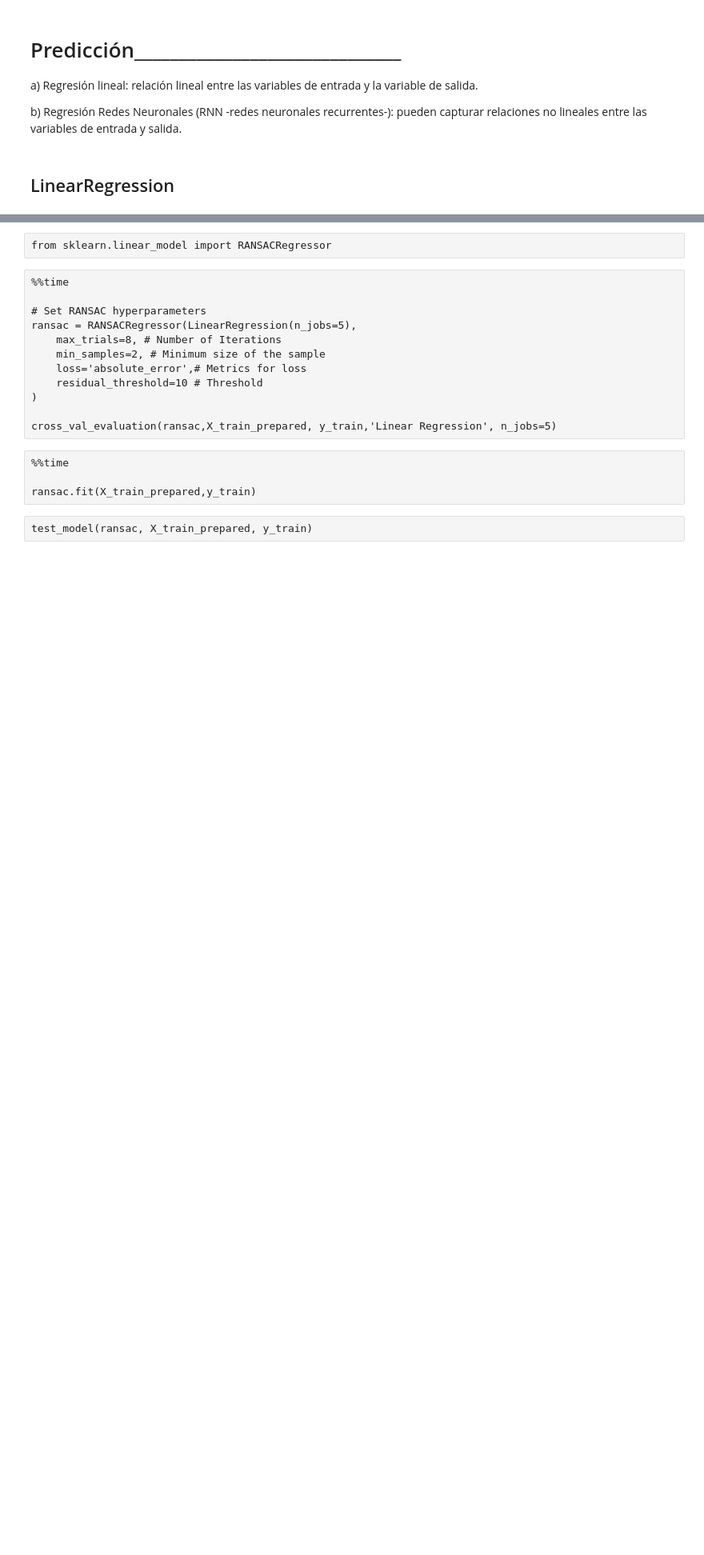
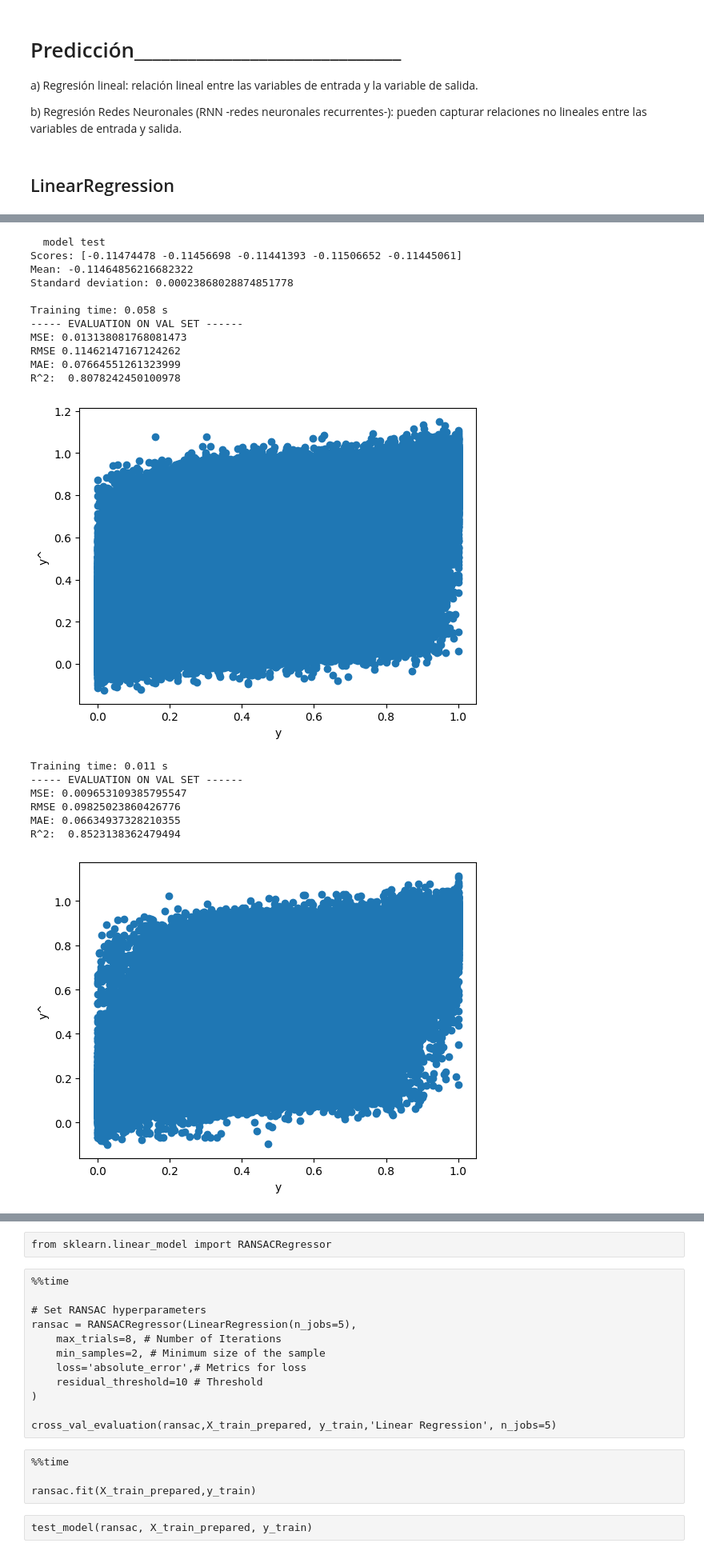
Before and after one commit to or1ol/CaptstoneProject, a Jupyter notebook: dades_complet_v1-6-Prediction.ipynb, the cells around one changed output, grey strips where cells are left out. Shown at 80% size. Drawn from its saved outputs; the diff is of its cells as text; code cells hidden in the pictures; blank space fills up the shorter version.

```diff
--- a/dades_complet_v1-6-Prediction.ipynb
+++ b/dades_complet_v1-6-Prediction.ipynb
@@ -148,8 +150,8 @@ columns_meteo = correlations.index[['VALOR' in i for i in correlations.index]].t
 columns_meteo = ['VALOR_TN_X4','VALOR_TM_X4', 'VALOR_TX_X4', 'VALOR_PPT_X4']
 
 class Config:
-    num_attribs0 = ['year', 'capacity', 'ctx1', 'ctx2', 'ctx3', 'ctx4'] + columns_meteo
-    cat_attribs0 = ['month', 'dayofyear', 'day', 'hour']
+    num_attribs0 = ['capacity', 'ctx1', 'ctx2', 'ctx3', 'ctx4'] + columns_meteo # year
+    cat_attribs0 = ['dayofyear', 'hour'] # dayofyear
     cat_attribs1 = ['station_id'] # dayofweek
     gen_attribs0 = ['festius_sun', 'weekend']
     target_col = ['ctx0']
@@ -245,0 +232,16 @@ x_test_prepared: (1000367, 424) y_test:  (1694015,)
+# %%
+def apply_pipeline(pipline, X, y, args=None, show=True):
+    assert X.shape[0] == y.shape[0]
+
+    X_prepared = full_pipeline.transform(X)
+
+    if show:
+        print("X", X.shape,
+              "X_prepared:", X_prepared.shape,
+              "y: ", y.shape
+             )
+
+    if args:
+        return X_prepared, y, *args
+    else:
+        return X_prepared, y
@@ -245,0 +408,2 @@ x_test_prepared: (1000367, 424) y_test:  (1694015,)
+# %%
+[months.remove(x) for x in [6,7,8,9]]
@@ -245,0 +416,9 @@ x_test_prepared: (1000367, 424) y_test:  (1694015,)
+# %%
+# Take data of 2022
+
+X_train_prepared, y_train_prepared, X_val_prepared, y_val_prepared, X_test_prepared, y_test_prepared = prepare_splits(
+    full_pipeline,
+    (X_train, y_train),
+    (X_val, y_val),
+    (X_test, y_test),
+    [2022], months, True)
@@ -309,0 +453,11 @@ dtype: object]
+# %%
+%%time
+
+test_model_train_val_test(
+    lin_reg,
+    (X_train_prepared, y_train_prepared),
+    (X_val_prepared, y_val_prepared),
+    (X_test_prepared,  y_test_prepared),
+    show=True
+)
+# %% [output]
@@ -309,0 +468,19 @@ dtype: object]
+  model test
+Scores: [-0.11474478 -0.11456698 -0.11441393 -0.11506652 -0.11445061]
+Mean: -0.11464856216682322
+Standard deviation: 0.00023868028874851778
+
+Training time: 0.058 s
+----- EVALUATION ON VAL SET ------
+MSE: 0.013138081768081473
+RMSE 0.11462147167124262
+MAE: 0.07664551261323999
+R^2:  0.8078242450100978
+[figure, added]
+Training time: 0.011 s
+----- EVALUATION ON VAL SET ------
+MSE: 0.009653109385795547
+RMSE 0.09825023860426776
+MAE: 0.06634937328210355
+R^2:  0.8523138362479494
+[figure, added]
```
Also changed, not shown: parts of 114 cells of this notebook, 6 other files.
